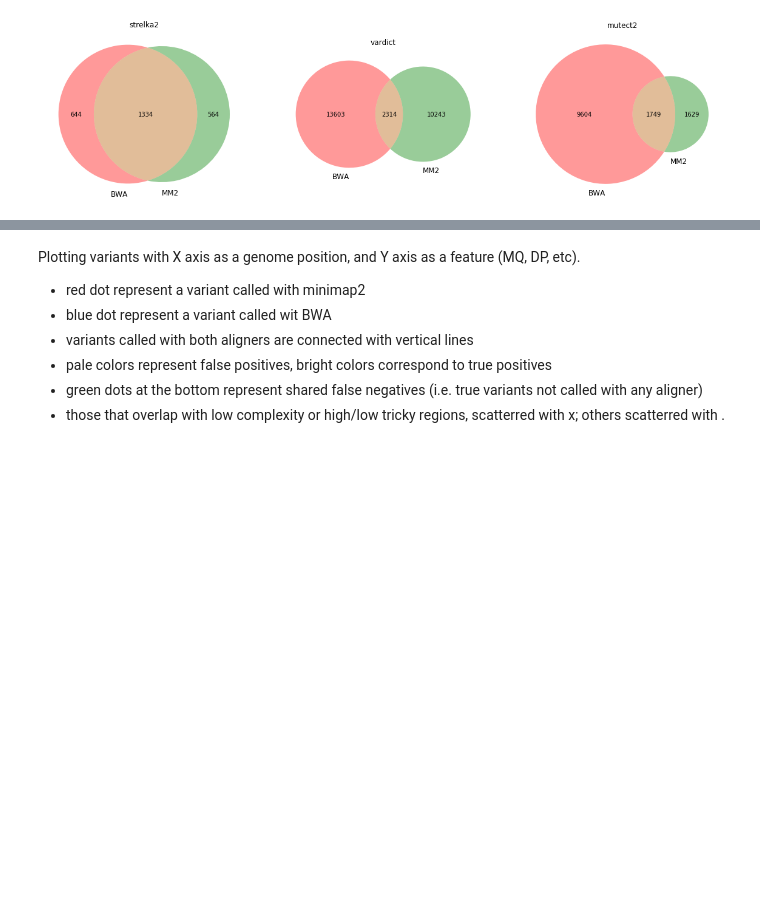
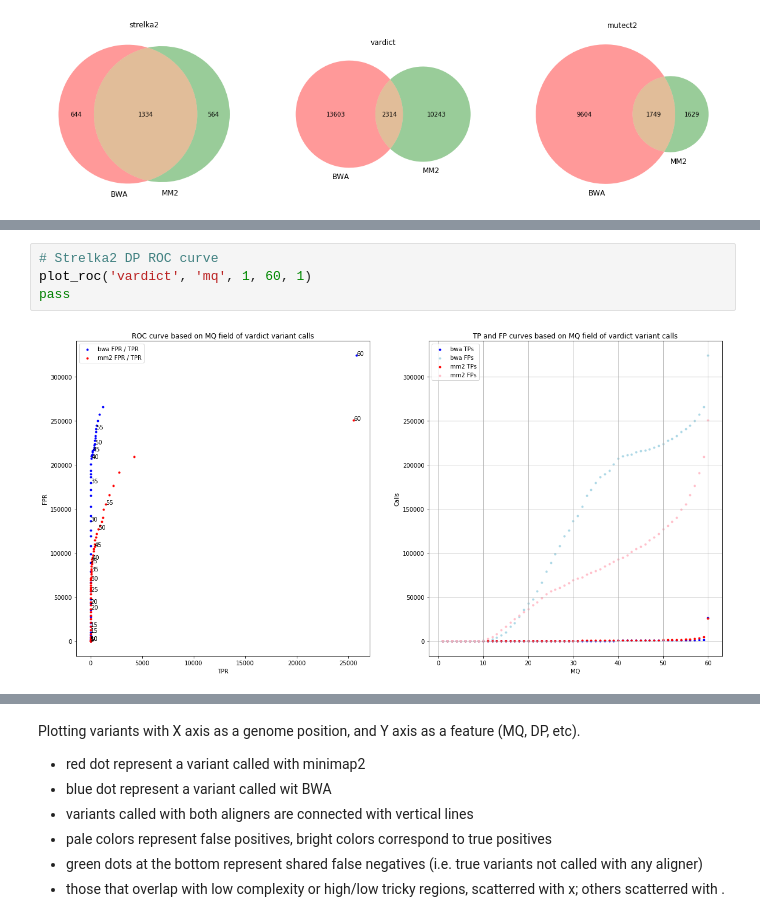
Before and after one commit to umccr/umccrise, a Jupyter notebook: analysis/minimap2/Minimap2_explore.ipynb, the cells around one changed output, grey strips where cells are left out. Drawn from its saved outputs; the diff is of its cells as text; blank space fills up the shorter version.

```diff
--- a/analysis/minimap2/Minimap2_explore.ipynb
+++ b/analysis/minimap2/Minimap2_explore.ipynb
@@ -452,0 +482,6 @@ pass
+# %%
+# Strelka2 DP ROC curve
+plot_roc('vardict', 'mq', 1, 60, 1)
+pass
+# %% [output]
+[figure, added]
```
Also changed, not shown: parts of 9 cells of this notebook.
